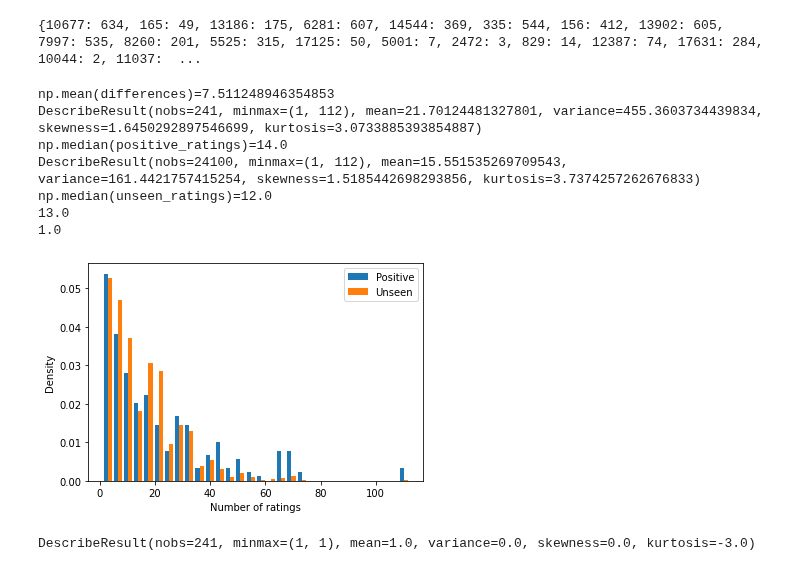
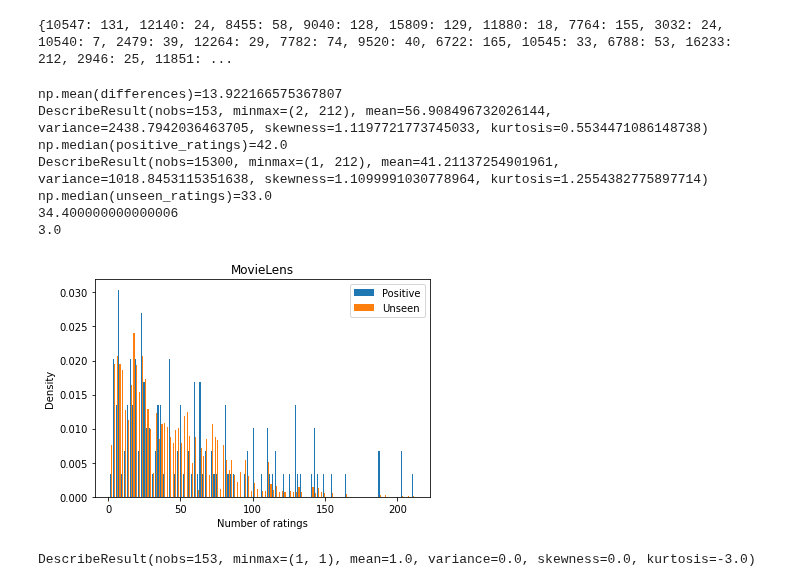
Before and after one commit to MI-911/cold-start-framework, a Jupyter notebook: tools/analysis/sampling_popularity.ipynb, the cells around one changed output. Drawn from its saved outputs; the diff is of its cells as text; code cells hidden in the pictures.

```diff
--- a/tools/analysis/sampling_popularity.ipynb
+++ b/tools/analysis/sampling_popularity.ipynb
@@ -7,7 +7,7 @@ from scipy import stats
 from matplotlib import pyplot as plt
 import seaborn as sns
 
-data_loader = DataLoader('../../data/default/split_0')
+data_loader = DataLoader('../../data/movielens/split_0')
 
 entity_ratings = dict()
 
@@ -18,7 +18,7 @@ for user, ratings in data_loader.training().items():
 
 print(entity_ratings)
 # %% [output]
-{10677: 634, 165: 49, 13186: 175, 6281: 607, 14544: 369, 335: 544, 156: 412, 13902: 605, 7997: 535, 8260: 201, 5525: 315, 17125: 50, 5001: 7, 2472: 3, 829: 14, 12387: 74, 17631: 284, 10044: 2, 11037:  ...
+{10547: 131, 12140: 24, 8455: 58, 9040: 128, 15809: 129, 11880: 18, 7764: 155, 3032: 24, 10540: 7, 2479: 39, 12264: 29, 7782: 74, 9520: 40, 6722: 165, 10545: 33, 6788: 53, 16233: 212, 2946: 25, 11851: ...
 # %%
 # How popular are positive items compared to unseen samples
 
@@ -26,43 +26,43 @@ positive_ratings = list()
 unseen_ratings = list()
 differences = list()
 
 for user, ratings in data_loader.testing().items():
     items = set()
     for cold_set in ratings.sets:
         positive_items = cold_set.ranking.sentiment_samples[Sentiment.POSITIVE]
         unseen_items = cold_set.ranking.sentiment_samples[Sentiment.UNSEEN]
 
         for item in positive_items:
             positive_ratings.append(entity_ratings.get(item, 0))
 
         for item in unseen_items:
             unseen_ratings.append(entity_ratings.get(item, 0))
 
         differences.append(np.mean(positive_ratings) - np.mean(unseen_ratings))
 
 print(f'{np.mean(differences)=}')
 print(stats.describe(positive_ratings))
 print(f'{np.median(positive_ratings)=}')
 print(stats.describe(unseen_ratings))
 print(f'{np.median(unseen_ratings)=}')
 
 print(f'{np.percentile(positive_ratings, 45)}')
 print(f'{np.percentile(unseen_ratings, 3)}')
-plt.hist([positive_ratings, unseen_ratings], bins=30, label=['Positive', 'Unseen'], density=True)
+plt.hist([positive_ratings, unseen_ratings], bins=109, label=['Positive', 'Unseen'], density=True)
 plt.legend(loc='upper right')
 plt.xlabel('Number of ratings')
 plt.ylabel('Density')
-#plt.xlim([0, 30])
+plt.title('MovieLens')
 plt.savefig('sampling_popularity_bias.pdf', bbox_inches='tight')
 # %% [output]
-np.mean(differences)=7.511248946354853
-DescribeResult(nobs=241, minmax=(1, 112), mean=21.70124481327801, variance=455.3603734439834, skewness=1.6450292897546699, kurtosis=3.0733885393854887)
-np.median(positive_ratings)=14.0
-DescribeResult(nobs=24100, minmax=(1, 112), mean=15.551535269709543, variance=161.4421757415254, skewness=1.5185442698293856, kurtosis=3.7374257262676833)
-np.median(unseen_ratings)=12.0
-13.0
-1.0
+np.mean(differences)=13.922166575367807
+DescribeResult(nobs=153, minmax=(2, 212), mean=56.908496732026144, variance=2438.7942036463705, skewness=1.1197721773745033, kurtosis=0.5534471086148738)
+np.median(positive_ratings)=42.0
+DescribeResult(nobs=15300, minmax=(1, 212), mean=41.21137254901961, variance=1018.8453115351638, skewness=1.1099991030778964, kurtosis=1.2554382775897714)
+np.median(unseen_ratings)=33.0
+34.400000000000006
+3.0
-[figure, old version]
+[figure, new version]
 # %%
 # How many unique positive samples we have per test user
 test_ratings = dict()
@@ -80,4 +80,4 @@ for user, ratings in data_loader.testing().items():
 
 print(stats.describe(lengths))
 # %% [output]
-DescribeResult(nobs=241, minmax=(1, 1), mean=1.0, variance=0.0, skewness=0.0, kurtosis=-3.0)
+DescribeResult(nobs=153, minmax=(1, 1), mean=1.0, variance=0.0, skewness=0.0, kurtosis=-3.0)
```
Also changed, not shown: 5 other files.
